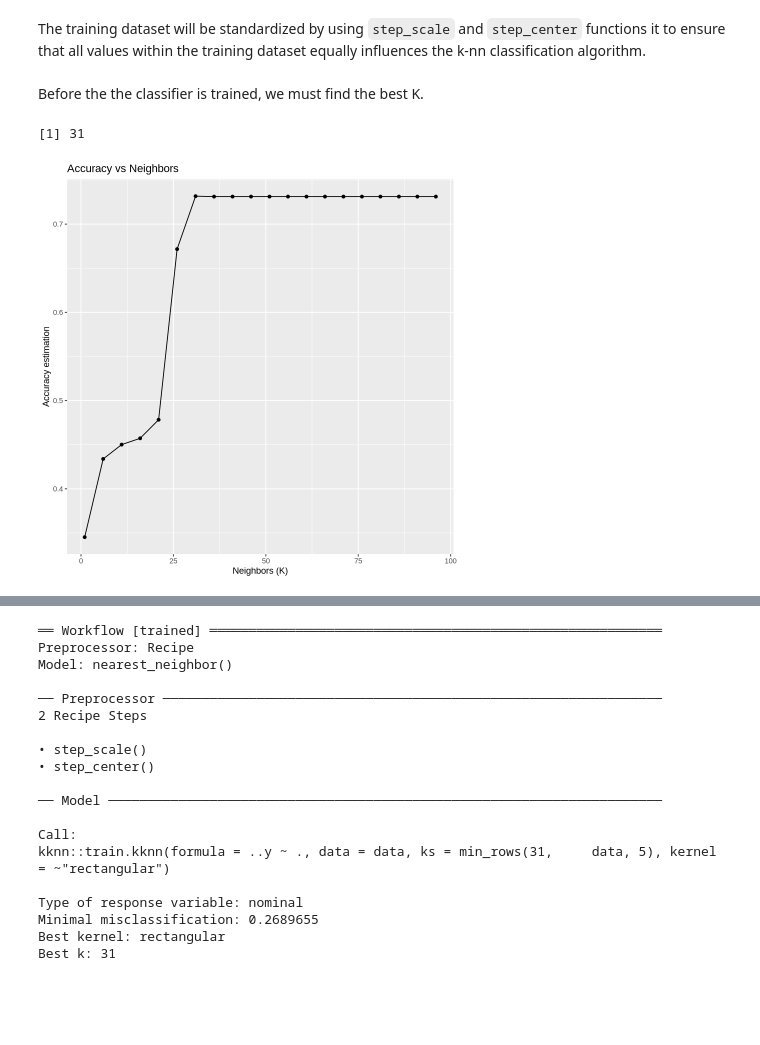
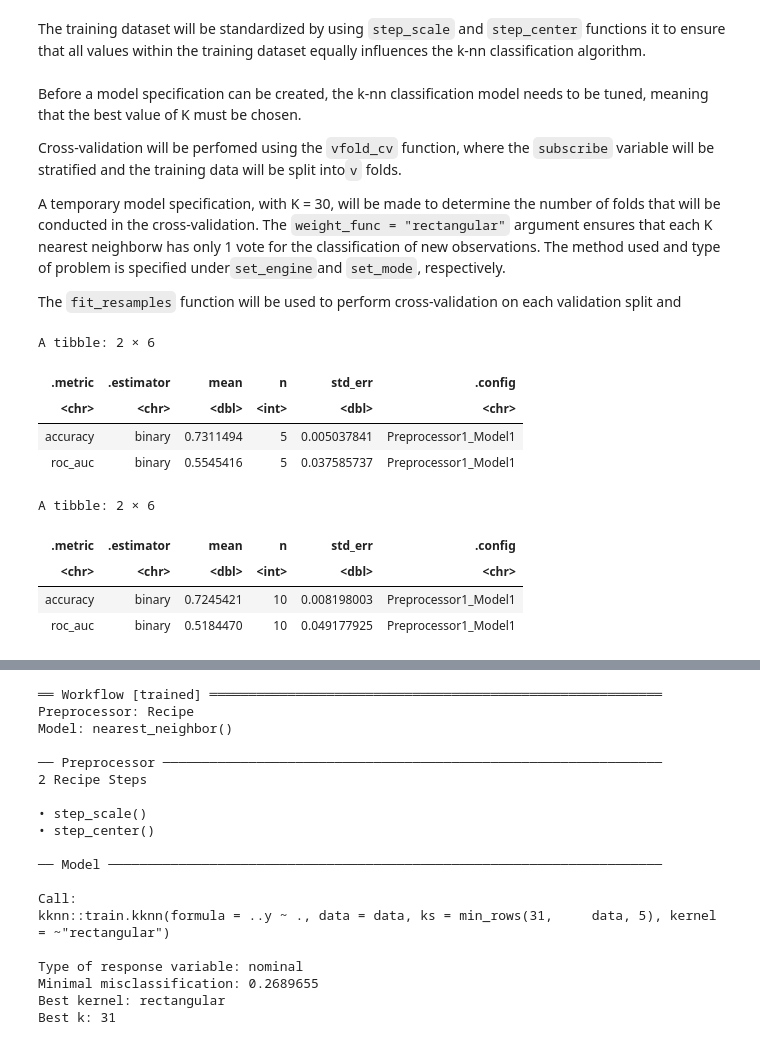
Before and after one commit to zzashleeyj/DSCI100-46-Group-Project, a Jupyter notebook: Final Project 46.ipynb, the cells around one changed output, grey strips where cells are left out. Drawn from its saved outputs; the diff is of its cells as text; code cells hidden in the pictures; blank space fills up the shorter version.

```diff
--- a/Final Project 46.ipynb
+++ b/Final Project 46.ipynb
@@ -231,39 +231,50 @@ train_recipe <- recipe(subscribe ~ age, data = players_train) |>
     step_scale(all_predictors()) |>
     step_center(all_predictors())
 # %% [markdown]
-Before the the classifier is trained, we must find the best K.
+Before a model specification can be created, the k-nn classification model needs to be tuned, meaning that the best value of K must be chosen.
+
+Cross-validation will be perfomed using the `vfold_cv` function, where the `subscribe` variable will be stratified and the training data will be split into`v` folds.
+
+A temporary model specification, with K = 30, will be made to determine the number of folds that will be conducted in the cross-validation. The `weight_func = "rectangular"` argument ensures that each K nearest neighborw has only 1 vote for the classification of new observations. The method used and type of problem is specified under`set_engine`and `set_mode`, respectively.
+
+The `fit_resamples` function will be used to perform cross-validation on each validation split and
 # %%
 set.seed(2)
 
-train_vfold <- vfold_cv(players_train, v = 10, strata = subscribe)
+train_vfold_5 <- vfold_cv(players_train, v = 5, strata = subscribe)
 
-knn_tune <- nearest_neighbor(weight_func = "rectangular", neighbors = tune()) |>
+knn_spec_5 <- nearest_neighbor(weight_func = "rectangular", neighbors = 30) |>
     set_engine("kknn") |>
     set_mode("classification")
 
-k_vals <- tibble(neighbors = seq(from = 1, to = 100, by = 5))
+vfold_metrics_5 <- workflow() |>
+    add_recipe(train_recipe) |>
+    add_model(knn_spec_5) |>
+    fit_resamples(resamples = train_vfold_5) |>
+    collect_metrics()
+vfold_metrics_5
 
-training_knn_results <- workflow () |>
+
+train_vfold_10 <- vfold_cv(players_train, v = 10, strata = subscribe)
+
+knn_spec_10 <- nearest_neighbor(weight_func = "rectangular", neighbors = 30) |>
+    set_engine("kknn") |>
+    set_mode("classification")
+
+vfold_metrics_10 <- workflow() |>
     add_recipe(train_recipe) |>
-    add_model(knn_tune) |>
-    tune_grid(resamples = train_vfold, grid = k_vals) |>
+    add_model(knn_spec_10) |>
+    fit_resamples(resamples = train_vfold_10) |>
     collect_metrics()
-
-accuracies <- training_knn_results |>
-    filter(.metric == "accuracy")
-
-accuracy_plot <- ggplot(accuracies, aes(x = neighbors, y = mean)) +
-    geom_point() +
-    geom_line() +
-    labs(x = "Neighbors (K)", y = "Accuracy estimation") +
-    ggtitle("Accuracy vs Neighbors")
-accuracy_plot
-
-best_k <- accuracies |>
-    arrange(desc(mean)) |>
-    head(1) |>
-    pull(neighbors)
-best_k
+vfold_metrics_10
 # %% [output]
-[1] 31
+A tibble: 2 × 6
-[figure, removed]
+| .metric | .estimator | mean | n | std_err | .config |
+| <chr> | <chr> | <dbl> | <int> | <dbl> | <chr> |
+| accuracy | binary | 0.7311494 | 5 | 0.005037841 | Preprocessor1_Model1 |
+| roc_auc | binary | 0.5545416 | 5 | 0.037585737 | Preprocessor1_Model1 |
+A tibble: 2 × 6
+| .metric | .estimator | mean | n | std_err | .config |
+| <chr> | <chr> | <dbl> | <int> | <dbl> | <chr> |
+| accuracy | binary | 0.7245421 | 10 | 0.008198003 | Preprocessor1_Model1 |
+| roc_auc | binary | 0.5184470 | 10 | 0.049177925 | Preprocessor1_Model1 |
```
Also changed, not shown: parts of 8 cells of this notebook.
